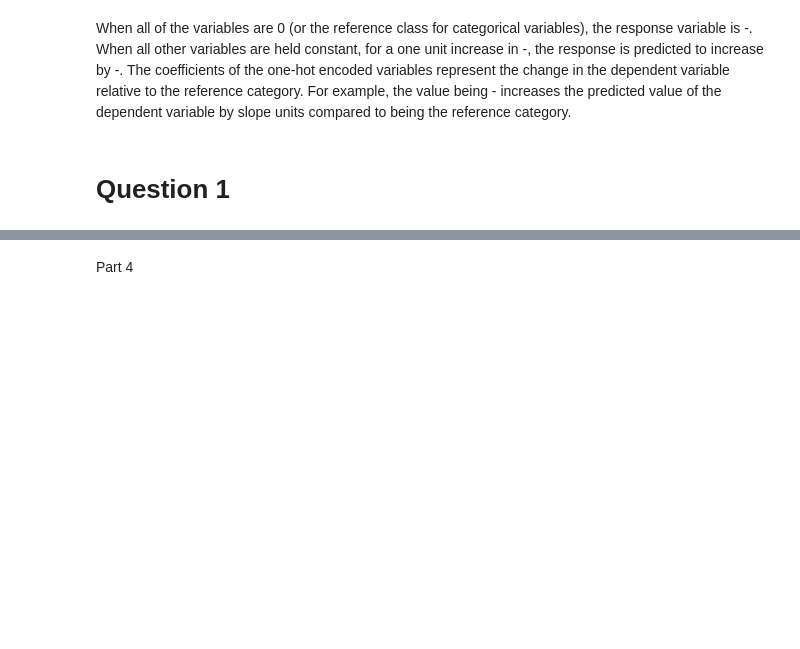
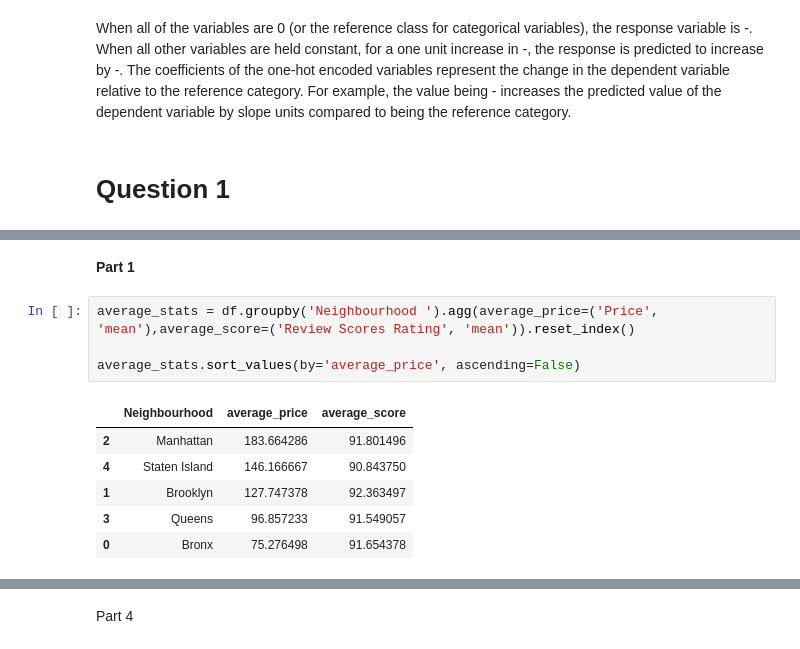
Before and after one commit to EllaThomasson/labs-ds3001, a Jupyter notebook: LinRegLab_EllaThomasson.ipynb, the cells around one changed output, grey strips where cells are left out. Drawn from its saved outputs; the diff is of its cells as text; blank space fills up the shorter version.

```diff
--- a/LinRegLab_EllaThomasson.ipynb
+++ b/LinRegLab_EllaThomasson.ipynb
@@ -55,0 +75,13 @@ Part 3
+# %% [markdown]
+**Part 1**
+# %%
+average_stats = df.groupby('Neighbourhood ').agg(average_price=('Price', 'mean'),average_score=('Review Scores Rating', 'mean')).reset_index()
+
+average_stats.sort_values(by='average_price', ascending=False)
+# %% [output]
+|  | Neighbourhood | average_price | average_score |
+| 2 | Manhattan | 183.664286 | 91.801496 |
+| 4 | Staten Island | 146.166667 | 90.843750 |
+| 1 | Brooklyn | 127.747378 | 92.363497 |
+| 3 | Queens | 96.857233 | 91.549057 |
+| 0 | Bronx | 75.276498 | 91.654378 |
```
Also changed, not shown: parts of 34 cells of this notebook.
